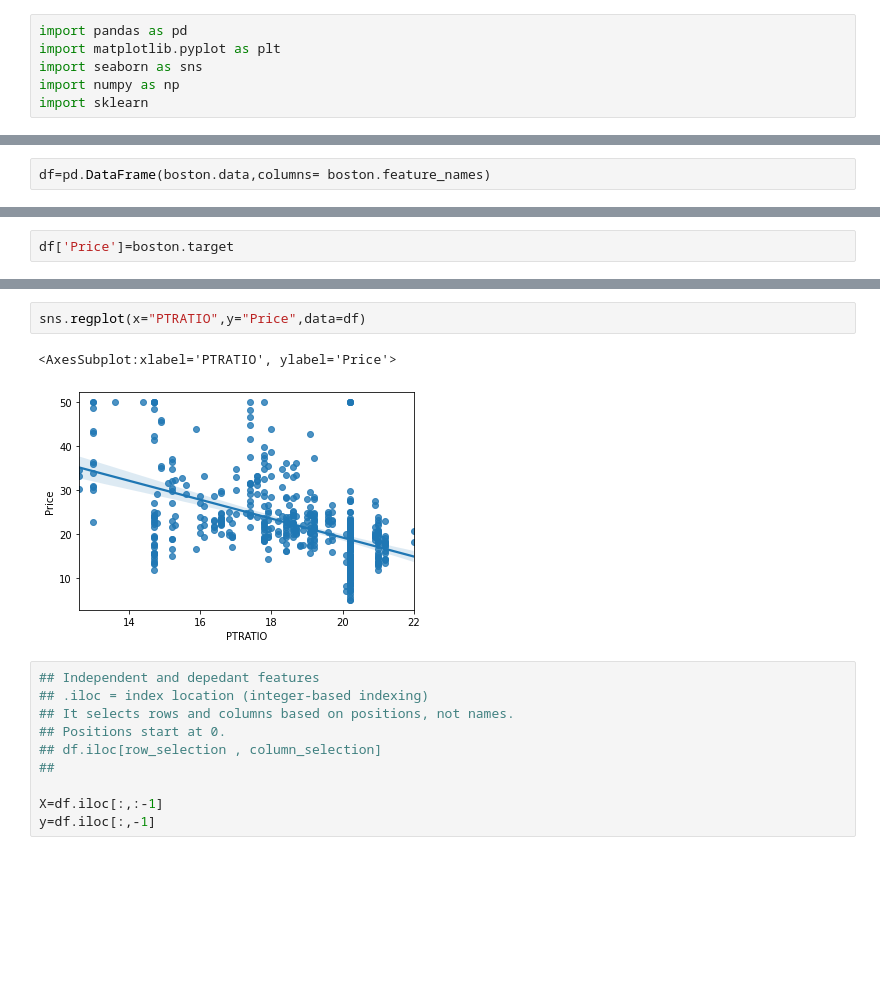
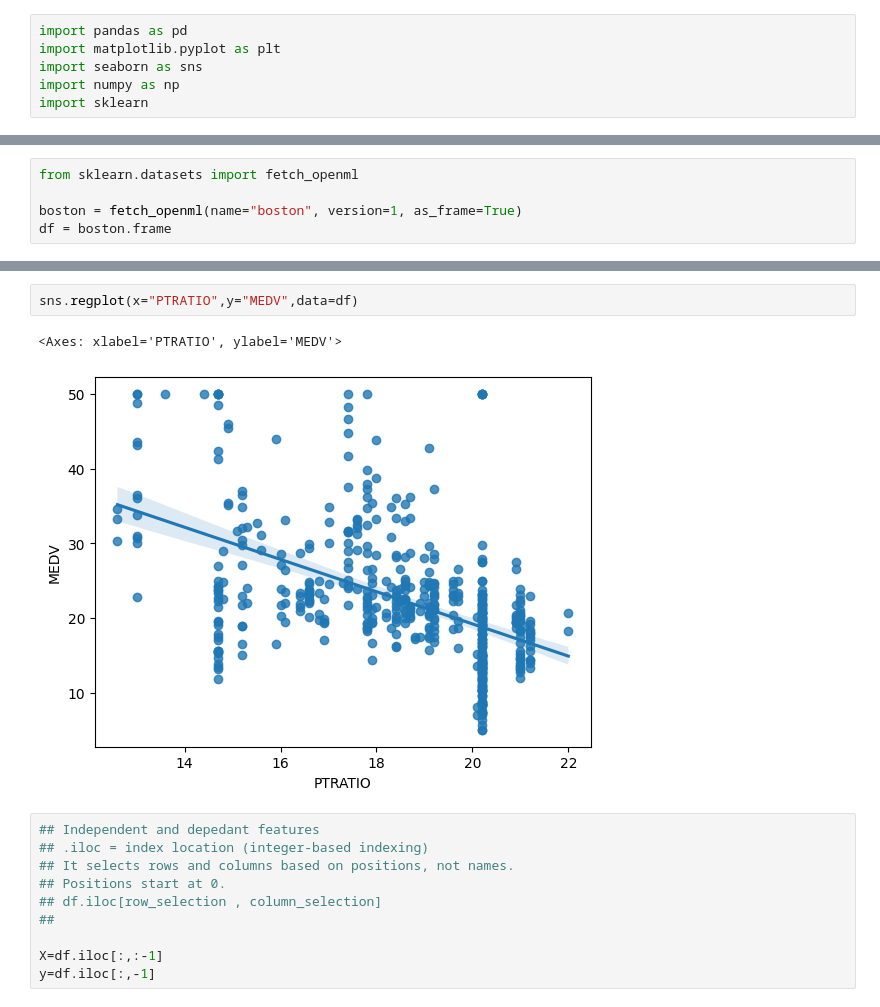
Before and after one commit to dhruv-bhardwaj/bostonhousepricing, a Jupyter notebook: Linear-Regression.ipynb, the cells around one changed output, grey strips where cells are left out. Cells and saved outputs as stored; diff of their text form; blank space fills up the shorter version.

```diff
--- a/Linear-Regression.ipynb
+++ b/Linear-Regression.ipynb
@@ -11,3 +7,8 @@ boston = load_boston()
+# %%
+from sklearn.datasets import fetch_openml
+
+boston = fetch_openml(name="boston", version=1, as_frame=True)
+df = boston.frame
 # %%
 print(boston.DESCR)
 # %% [output]
@@ -31,5 +32,3 @@ Boston house prices dataset
-# %%
-df=pd.DataFrame(boston.data,columns= boston.feature_names)
 # %%
 df.describe()
 # %% [output]
@@ -62,6 +62,4 @@ LSTAT      0
 dtype: int64
-# %%
-df['Price']=boston.target
 # %%
 ## Exploratory Data Analysis
 
@@ -93,8 +85,8 @@ sns.pairplot(df)
 # %%
-sns.regplot(x="PTRATIO",y="Price",data=df)
+sns.regplot(x="PTRATIO",y="MEDV",data=df)
 # %% [output]
-<AxesSubplot:xlabel='PTRATIO', ylabel='Price'>
+<Axes: xlabel='PTRATIO', ylabel='MEDV'>
-[figure, old version]
+[figure, new version]
 # %%
 ## Independent and depedant features
 ## .iloc = index location (integer-based indexing)
```
Also changed, not shown: parts of 22 cells of this notebook, 6 other files.
